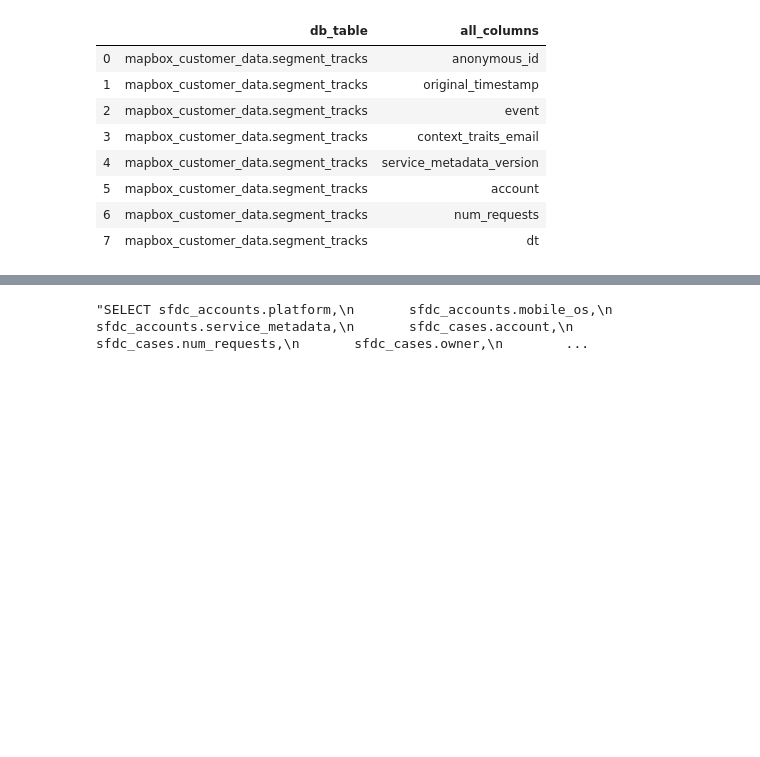
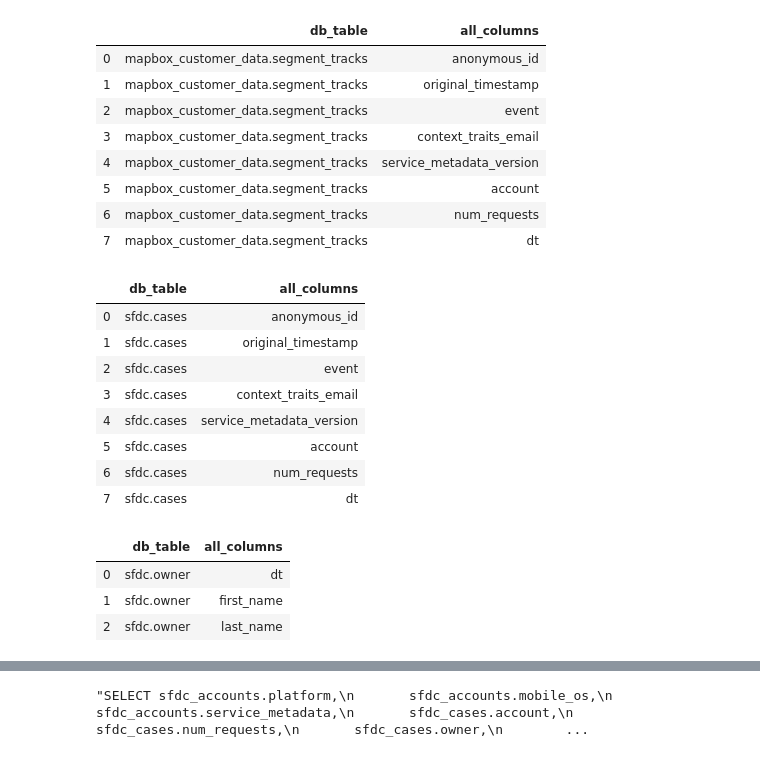
Before and after one commit to vickyjkwan/sqlanalyzer, a Jupyter notebook: parsing_pure.ipynb, the cells around one changed output, grey strips where cells are left out. Drawn from its saved outputs; the diff is of its cells as text; code cells hidden in the pictures; blank space fills up the shorter version.

```diff
--- a/parsing_pure.ipynb
+++ b/parsing_pure.ipynb
@@ -85,3 +85,26 @@ db_fields_4
 | 5 | mapbox_customer_data.segment_tracks | account |
 | 6 | mapbox_customer_data.segment_tracks | num_requests |
 | 7 | mapbox_customer_data.segment_tracks | dt |
+# %%
+db_fields_5 = pd.DataFrame({'db_table': 'sfdc.cases',
+            'all_columns': ['anonymous_id', 'original_timestamp', 'event', 'context_traits_email', 'service_metadata_version', 'account', 'num_requests', 'dt']})
+db_fields_5
+# %% [output]
+|  | db_table | all_columns |
+| 0 | sfdc.cases | anonymous_id |
+| 1 | sfdc.cases | original_timestamp |
+| 2 | sfdc.cases | event |
+| 3 | sfdc.cases | context_traits_email |
+| 4 | sfdc.cases | service_metadata_version |
+| 5 | sfdc.cases | account |
+| 6 | sfdc.cases | num_requests |
+| 7 | sfdc.cases | dt |
+# %%
+db_fields_6 = pd.DataFrame({'db_table': 'sfdc.owner',
+                           'all_columns': ['dt', 'first_name', 'last_name']})
+db_fields_6
+# %% [output]
+|  | db_table | all_columns |
+| 0 | sfdc.owner | dt |
+| 1 | sfdc.owner | first_name |
+| 2 | sfdc.owner | last_name |
```
Also changed, not shown: parts of 11 cells of this notebook, 4 other files.
